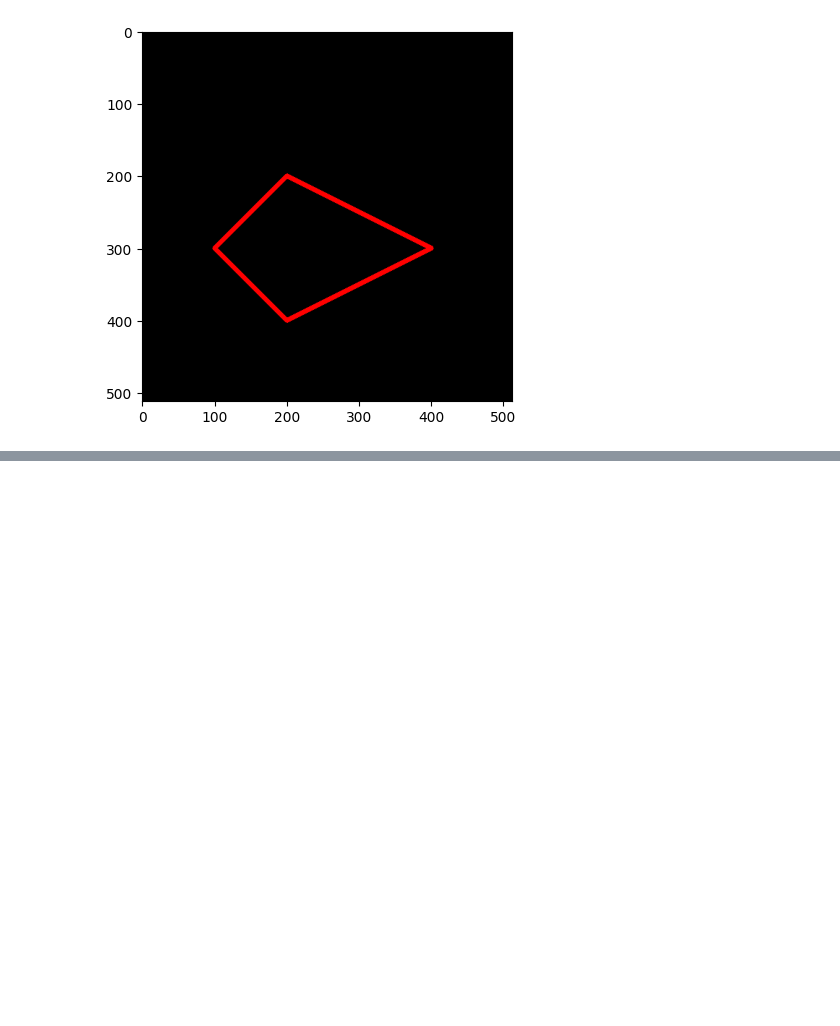
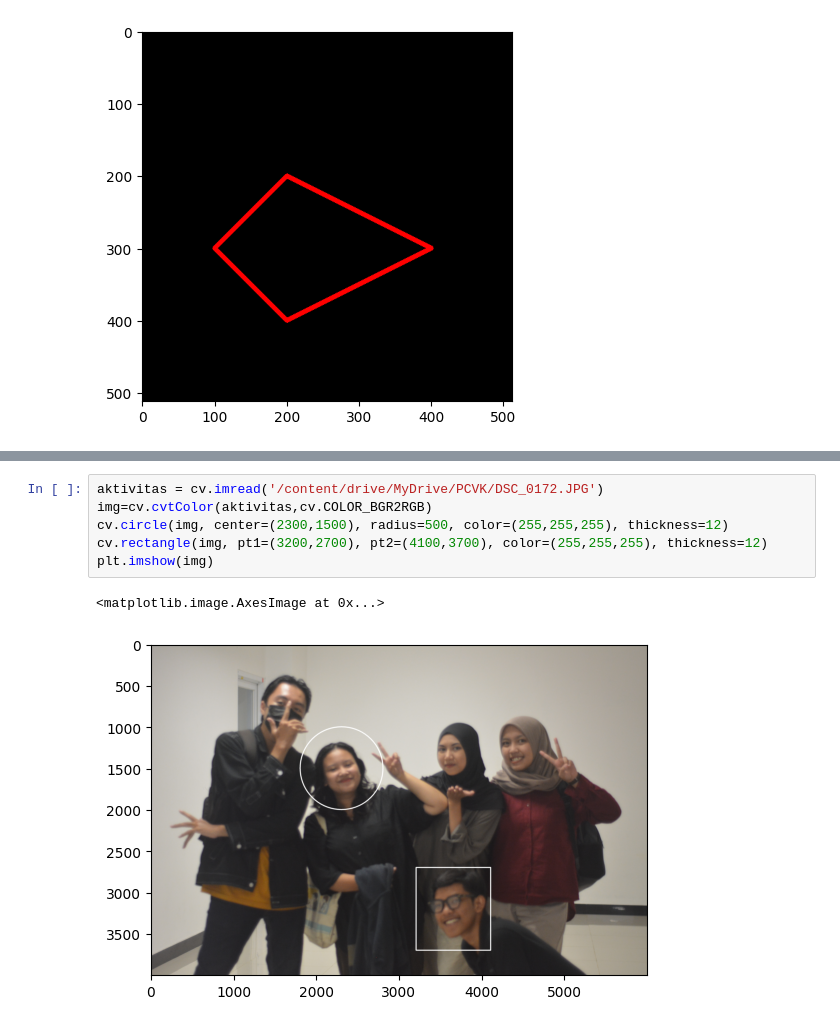
Before and after one commit to putricha/PCVK_Ganjil_2024, a Jupyter notebook: Week2.ipynb, the cells around one changed output, grey strips where cells are left out. Drawn from its saved outputs; the diff is of its cells as text; blank space fills up the shorter version.

```diff
--- a/Week2.ipynb
+++ b/Week2.ipynb
@@ -115,0 +135,9 @@ plt.imshow(black_img2)
+# %%
+aktivitas = cv.imread('/content/drive/MyDrive/PCVK/DSC_0172.JPG')
+img=cv.cvtColor(aktivitas,cv.COLOR_BGR2RGB)
+cv.circle(img, center=(2300,1500), radius=500, color=(255,255,255), thickness=12)
+cv.rectangle(img, pt1=(3200,2700), pt2=(4100,3700), color=(255,255,255), thickness=12)
+plt.imshow(img)
+# %% [output]
+<matplotlib.image.AxesImage at 0x...>
+[figure, added]
```
Also changed, not shown: parts of 4 cells of this notebook.
